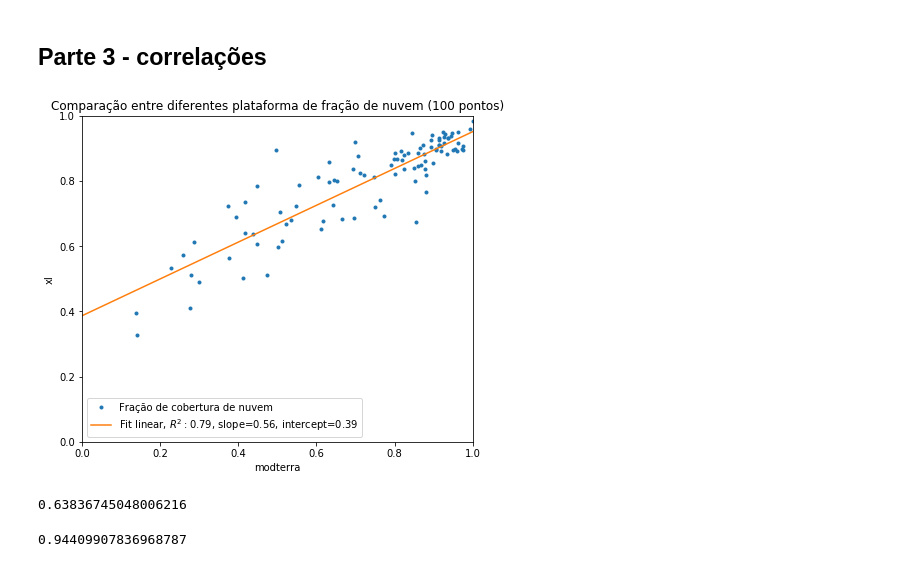
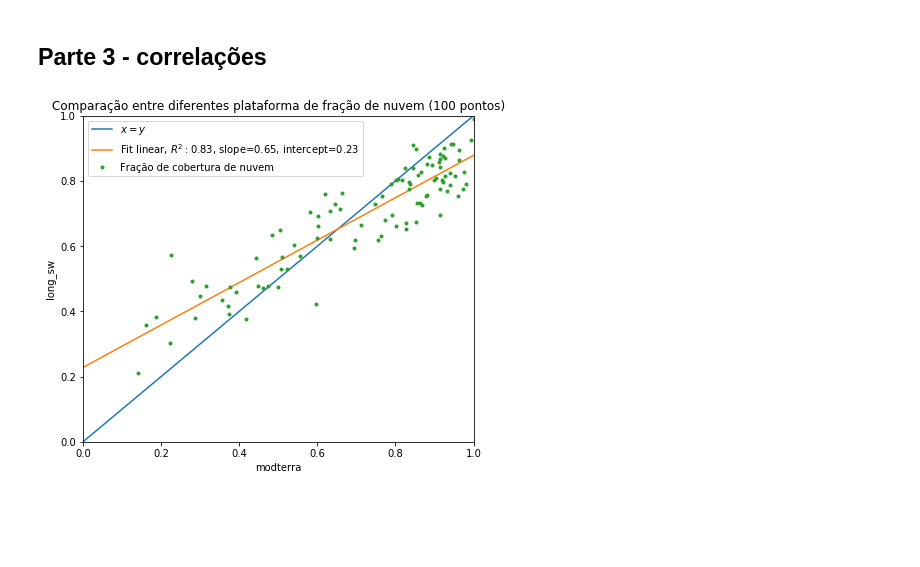
Before and after one commit to danlessa/danlessa-lfa, a Jupyter notebook: notebooks/relatorio_quick.ipynb, the cells around one changed output. Saved outputs shown, nothing was run; the diff lists cells and outputs as text; code cells hidden in the pictures; blank space fills up the shorter version.

```diff
--- a/notebooks/relatorio_quick.ipynb
+++ b/notebooks/relatorio_quick.ipynb
@@ -128,7 +147,7 @@ def plot_aux(name, fig):
     fig.set_ylim((0, 1))
     fig.grid(color="k", linewidth=0.1)
 # %%
-pylab.rcParams['figure.figsize'] = (12, 10)
+pylab.rcParams['figure.figsize'] = (8, 8)
 
 f, axarr = plt.subplots(5, sharex=True)
 
@@ -146,9 +165,12 @@ plot_aux("modaqua", axarr[3])
 plot_aux("goes", axarr[4])
 
 plt.xlabel("Data")
+#plt.xlabel("Date")
 
 axarr[0].set_title("Fração de cobertura de nuvens - médias semanais")
+#axarr[0].set_title("Sky cloud fraction - weekly average")
 axarr[2].set_ylabel("Fração de cobertura de nuvens média")
+#axarr[2].set_ylabel("Average cloud fraction")
 
 plt.show()
 # %% [output]
@@ -186,52 +208,52 @@ Proporção de CF de Xie & Liu com correção acima de 1.0: % .3f 0.211947980512
 # %% [markdown]
 ## Parte 3 - correlações
 # %%
-pylab.rcParams['figure.figsize'] = (7, 6)
+name1 = "modterra"
+name2 = "long_sw"
 
-name1 = "modterra"
-name2 = "xl"
+def correlate_plot(name1, name2):
 
-x = np.array(nd_list[name1]["y"])
-y = np.array(nd_list[name2]["y"])
+    pylab.rcParams['figure.figsize'] = (7, 6)
 
-inds = np.isfinite(x)
-inds &= np.isfinite(y)
+    x = np.array(nd_list[name1]["y"])
+    y = np.array(nd_list[name2]["y"])
 
-x = x[inds]
-y = y[inds]
+    inds = np.isfinite(x)
+    inds &= np.isfinite(y)
 
-(r, p) = st.pearsonr(x, y)
+    x = x[inds]
+    y = y[inds]
 
-def f(x, slope, intercept):
-    return intercept + x * slope
+    (r, p) = st.pearsonr(x, y)
 
-fit_output = sp.optimize.curve_fit(f, x, y)
+    def f(x, slope, intercept):
+        return intercept + x * slope
 
-slope = fit_output[0][0]
-intercept = fit_output[0][1]
+    fit_output = sp.optimize.curve_fit(f, x, y)
 
-x_corr = np.linspace(0, 1, 100)
-y_corr = slope * x_corr + intercept
+    slope = fit_output[0][0]
+    intercept = fit_output[0][1]
 
-plt.plot(x, y, '.', label="Fração de cobertura de nuvem")
-plt.plot(x_corr, y_corr, label="Fit linear, $R^2: %.2f$, slope=$%.2f$, intercept=$%.2f$"
-         % (r ** 2, slope, intercept))
+    x_corr = np.linspace(0, 1, 100)
+    y_corr = slope * x_corr + intercept
 
-plt.title("Comparação entre diferentes plataforma de fração de nuvem (%s pontos)" % len(x))
-plt.legend()
-plt.xlabel(name1)
-plt.ylabel(name2)
-plt.xlim((0, 1))
-plt.ylim((0, 1))
+    x_ident = np.linspace(0, 1, 5)
 
+    plt.plot(x_ident, x_ident, label="$x=y$")
+    plt.plot(x_corr, y_corr, label="Fit linear, $R^2: %.2f$, slope=$%.2f$, intercept=$%.2f$"
+             % (r ** 2, slope, intercept))
+
+    plt.plot(x, y, '.', label="Fração de cobertura de nuvem")
+
+
+    plt.title("Comparação entre diferentes plataforma de fração de nuvem (%s pontos)" % len(x))
+    plt.legend()
+    plt.xlabel(name1)
+    plt.ylabel(name2)
+    plt.xlim((0, 1))
+    plt.ylim((0, 1))
+
+correlate_plot(name1, name2)
 plt.show()
 # %% [output]
-[figure, old version]
+[figure, new version]
-# %%
-slope
-# %% [output]
-0.63836745048006216
-# %%
-np.sqrt(slope)
-# %% [output]
-0.94409907836968787
```
Also changed, not shown: parts of 12 cells of this notebook, 15 other files.
